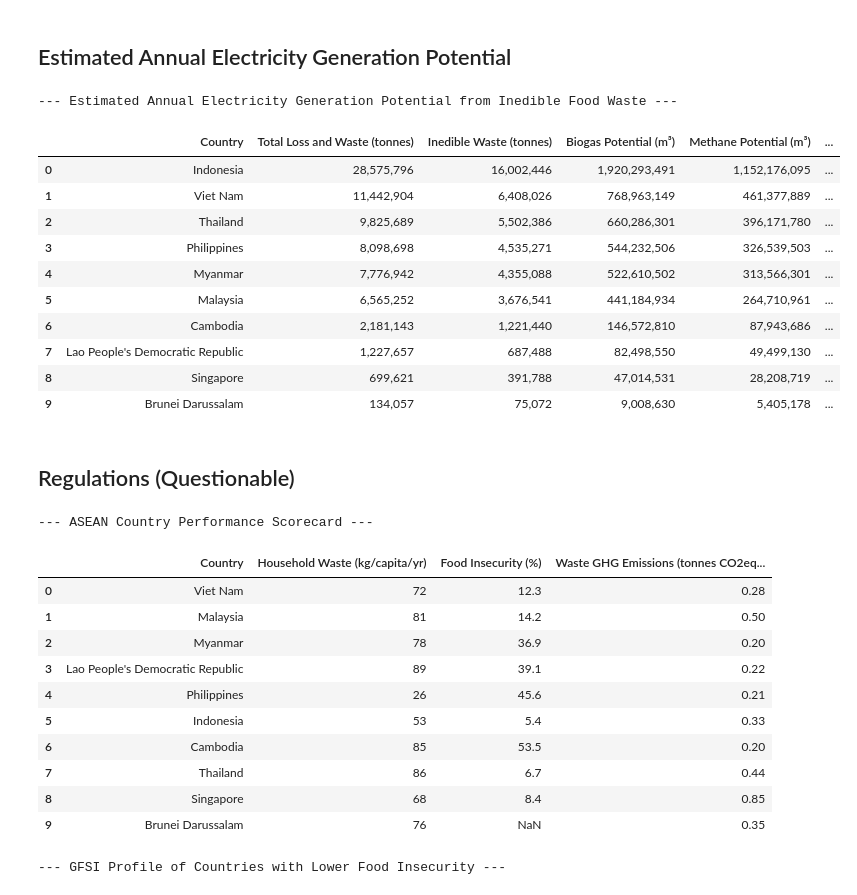
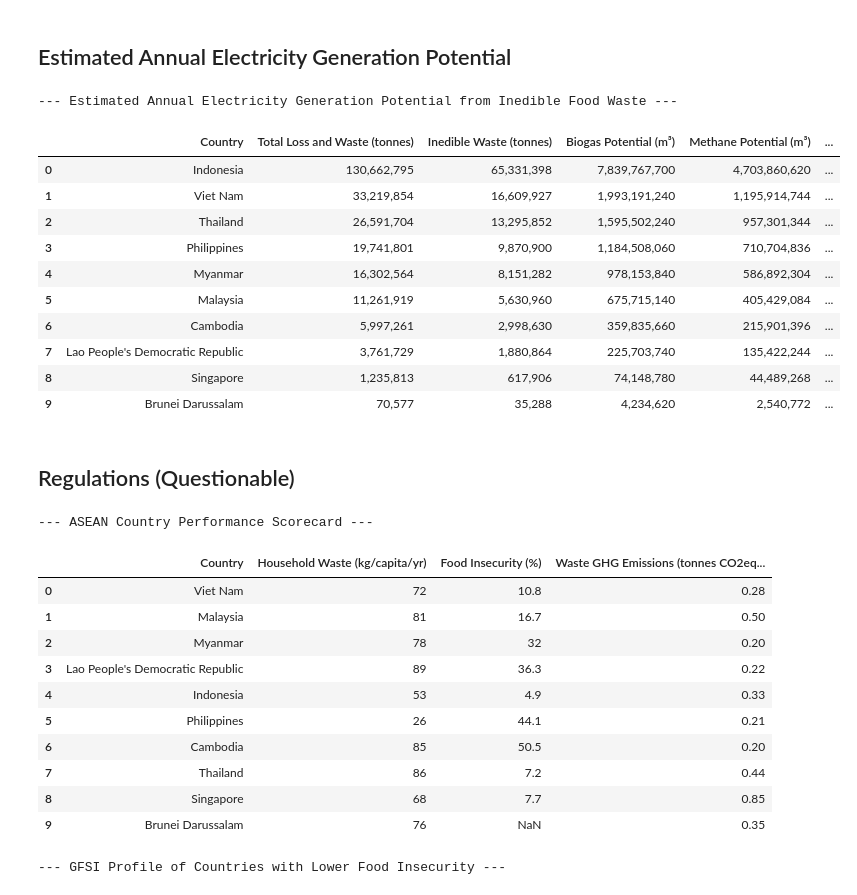
Before and after one commit to Azvier/asean-food-waste-sustainability, a Jupyter notebook: notebooks/data_analysis.ipynb, the cells around one changed output. Saved outputs shown, nothing was run; the diff lists cells and outputs as text; code cells hidden in the pictures.

```diff
--- a/notebooks/data_analysis.ipynb
+++ b/notebooks/data_analysis.ipynb
@@ -12,10 +14,10 @@ fao_prices = pd.read_csv(r"..\data\FAOSTAT\processed\fao_prices_relevant.csv")
 fao_production_indices = pd.read_csv(r"..\data\FAOSTAT\processed\fao_production_indices_relevant.csv")
 # %%
 # Other Data
-f_waste = pd.read_excel(r"../data/Food Waste Estimation UNEP 2024.xlsx")
+f_waste = pd.read_csv(r"../data/processed/unep_waste_merged.csv")
 fsi_data = pd.read_csv(r"../data/processed/fsi_data_melted.csv")
-asean_sdg = pd.read_excel(r"../data/SDG From ASEANstats.xlsx")
-un_sdg = pd.read_excel(r"../data/SDG From UNSDG (2, 11, 12, 13).xlsx")
+# asean_sdg = pd.read_excel(r"../data/SDG From ASEANstats.xlsx")
+# un_sdg = pd.read_excel(r"../data/SDG From UNSDG (2, 11, 12, 13).xlsx")
 gfsi_data = pd.read_csv(r"../data/processed/gfsi_data_melted.csv")
 fsi_score = pd.read_csv(r"../data/processed/fsi_score_melted.csv")
 gfsi_score = pd.read_csv(r"../data/processed/gfsi_score_melted.csv")
@@ -834,6 +834,7 @@ KWH_PER_M3_METHANE = 10.0
 GENERATOR_EFFICIENCY = 0.35
 
 # Calculate total food loss and waste per country
+total_loss_per_country.rename(columns={'Country': 'Country', 'Total Food Loss (tonnes/year)': 'Total Food Loss (tonnes)'}, inplace=True)
 total_waste_df = total_loss_per_country.merge(
     total_waste[['Country', 'Total Food Waste (tonnes/year)']].rename(
         columns={'Total Food Waste (tonnes/year)': 'Total Food Waste (tonnes)'}
@@ -841,43 +842,43 @@ total_waste_df = total_loss_per_country.merge(
     on='Country', how='outer'
 ).fillna(0)
 total_waste_df['Total Loss and Waste (tonnes)'] = (
     total_waste_df['Total Food Loss (tonnes)'] + total_waste_df['Total Food Waste (tonnes)']
 )
 
 # Calculate bioenergy potential
 bioenergy = environmental_impact[['Country', 'Total Loss and Waste (tonnes)']].copy()
 bioenergy['Inedible Waste (tonnes)'] = bioenergy['Total Loss and Waste (tonnes)'] * INEDIBLE_WASTE_PERCENTAGE
 bioenergy['Biogas Potential (m³)'] = bioenergy['Inedible Waste (tonnes)'] * BIOGAS_YIELD_M3_PER_TONNE
 bioenergy['Methane Potential (m³)'] = bioenergy['Biogas Potential (m³)'] * METHANE_PERCENTAGE_IN_BIOGAS
 bioenergy['Gross Energy Potential (kWh)'] = bioenergy['Methane Potential (m³)'] * KWH_PER_M3_METHANE
 bioenergy['Net Electricity Generated (kWh)'] = bioenergy['Gross Energy Potential (kWh)'] * GENERATOR_EFFICIENCY
 
 bioenergy = bioenergy.sort_values('Net Electricity Generated (kWh)', ascending=False).reset_index(drop=True)
 
 # Format output
 bioenergy_fmt = bioenergy.copy()
 bioenergy_fmt['Total Loss and Waste (tonnes)'] = bioenergy['Total Loss and Waste (tonnes)'].map('{:,.0f}'.format)
 bioenergy_fmt['Net Electricity Generated (kWh)'] = bioenergy['Net Electricity Generated (kWh)'].map('{:,.0f}'.format)
 bioenergy_fmt['Inedible Waste (tonnes)'] = bioenergy['Inedible Waste (tonnes)'].map('{:,.0f}'.format)
 bioenergy_fmt['Biogas Potential (m³)'] = bioenergy['Biogas Potential (m³)'].map('{:,.0f}'.format)
 bioenergy_fmt['Methane Potential (m³)'] = bioenergy['Methane Potential (m³)'].map('{:,.0f}'.format)
 bioenergy_fmt['Gross Energy Potential (kWh)'] = bioenergy['Gross Energy Potential (kWh)'].map('{:,.0f}'.format)
 
 print("--- Estimated Annual Electricity Generation Potential from Inedible Food Waste ---")
 bioenergy_fmt
 # %% [output]
 --- Estimated Annual Electricity Generation Potential from Inedible Food Waste ---
 |  | Country | Total Loss and Waste (tonnes) | Inedible Waste (tonnes) | Biogas Potential (m³) | Methane Potential (m³) | ... |
-| 0 | Indonesia | 28,575,796 | 16,002,446 | 1,920,293,491 | 1,152,176,095 | ... |
-| 1 | Viet Nam | 11,442,904 | 6,408,026 | 768,963,149 | 461,377,889 | ... |
-| 2 | Thailand | 9,825,689 | 5,502,386 | 660,286,301 | 396,171,780 | ... |
-| 3 | Philippines | 8,098,698 | 4,535,271 | 544,232,506 | 326,539,503 | ... |
-| 4 | Myanmar | 7,776,942 | 4,355,088 | 522,610,502 | 313,566,301 | ... |
-| 5 | Malaysia | 6,565,252 | 3,676,541 | 441,184,934 | 264,710,961 | ... |
-| 6 | Cambodia | 2,181,143 | 1,221,440 | 146,572,810 | 87,943,686 | ... |
-| 7 | Lao People's Democratic Republic | 1,227,657 | 687,488 | 82,498,550 | 49,499,130 | ... |
-| 8 | Singapore | 699,621 | 391,788 | 47,014,531 | 28,208,719 | ... |
-| 9 | Brunei Darussalam | 134,057 | 75,072 | 9,008,630 | 5,405,178 | ... |
+| 0 | Indonesia | 130,662,795 | 65,331,398 | 7,839,767,700 | 4,703,860,620 | ... |
+| 1 | Viet Nam | 33,219,854 | 16,609,927 | 1,993,191,240 | 1,195,914,744 | ... |
+| 2 | Thailand | 26,591,704 | 13,295,852 | 1,595,502,240 | 957,301,344 | ... |
+| 3 | Philippines | 19,741,801 | 9,870,900 | 1,184,508,060 | 710,704,836 | ... |
+| 4 | Myanmar | 16,302,564 | 8,151,282 | 978,153,840 | 586,892,304 | ... |
+| 5 | Malaysia | 11,261,919 | 5,630,960 | 675,715,140 | 405,429,084 | ... |
+| 6 | Cambodia | 5,997,261 | 2,998,630 | 359,835,660 | 215,901,396 | ... |
+| 7 | Lao People's Democratic Republic | 3,761,729 | 1,880,864 | 225,703,740 | 135,422,244 | ... |
+| 8 | Singapore | 1,235,813 | 617,906 | 74,148,780 | 44,489,268 | ... |
+| 9 | Brunei Darussalam | 70,577 | 35,288 | 4,234,620 | 2,540,772 | ... |
 # %% [markdown]
 ## Regulations (Questionable)
 # %%
@@ -894,7 +895,8 @@ waste_per_capita = f_waste[f_waste['Country'].isin(asean_countries)][['Country',
 # Food Insecurity Prevalence
 fs_insecurity = fao_fs[
     (fao_fs['Area'].isin(asean_countries)) &
-    (fao_fs['Item'] == 'Prevalence of moderate or severe food insecurity in the total population (percent) (3-year average)')
+    (fao_fs['Item'] == 'Prevalence of moderate or severe food insecurity in the total population (percent) (3-year average)') &
+    (fao_fs['Element'] == 'Value')
 ].sort_values('Year').drop_duplicates('Area', keep='last')[['Area', 'Value']].rename(
     columns={'Area': 'Country', 'Value': 'Food Insecurity (%)'}
 )
@@ -917,15 +919,15 @@ scorecard_df
 # %% [output]
 --- ASEAN Country Performance Scorecard ---
 |  | Country | Household Waste (kg/capita/yr) | Food Insecurity (%) | Waste GHG Emissions (tonnes CO2eq... |
-| 0 | Viet Nam | 72 | 12.3 | 0.28 |
-| 1 | Malaysia | 81 | 14.2 | 0.50 |
-| 2 | Myanmar | 78 | 36.9 | 0.20 |
-| 3 | Lao People's Democratic Republic | 89 | 39.1 | 0.22 |
-| 4 | Philippines | 26 | 45.6 | 0.21 |
-| 5 | Indonesia | 53 | 5.4 | 0.33 |
-| 6 | Cambodia | 85 | 53.5 | 0.20 |
-| 7 | Thailand | 86 | 6.7 | 0.44 |
-| 8 | Singapore | 68 | 8.4 | 0.85 |
+| 0 | Viet Nam | 72 | 10.8 | 0.28 |
+| 1 | Malaysia | 81 | 16.7 | 0.50 |
+| 2 | Myanmar | 78 | 32 | 0.20 |
+| 3 | Lao People's Democratic Republic | 89 | 36.3 | 0.22 |
+| 4 | Indonesia | 53 | 4.9 | 0.33 |
+| 5 | Philippines | 26 | 44.1 | 0.21 |
+| 6 | Cambodia | 85 | 50.5 | 0.20 |
+| 7 | Thailand | 86 | 7.2 | 0.44 |
+| 8 | Singapore | 68 | 7.7 | 0.85 |
 | 9 | Brunei Darussalam | 76 | NaN | 0.35 |
 # %%
 # Load GFSI Data for Profiling
```
Also changed, not shown: parts of 13 cells of this notebook.
